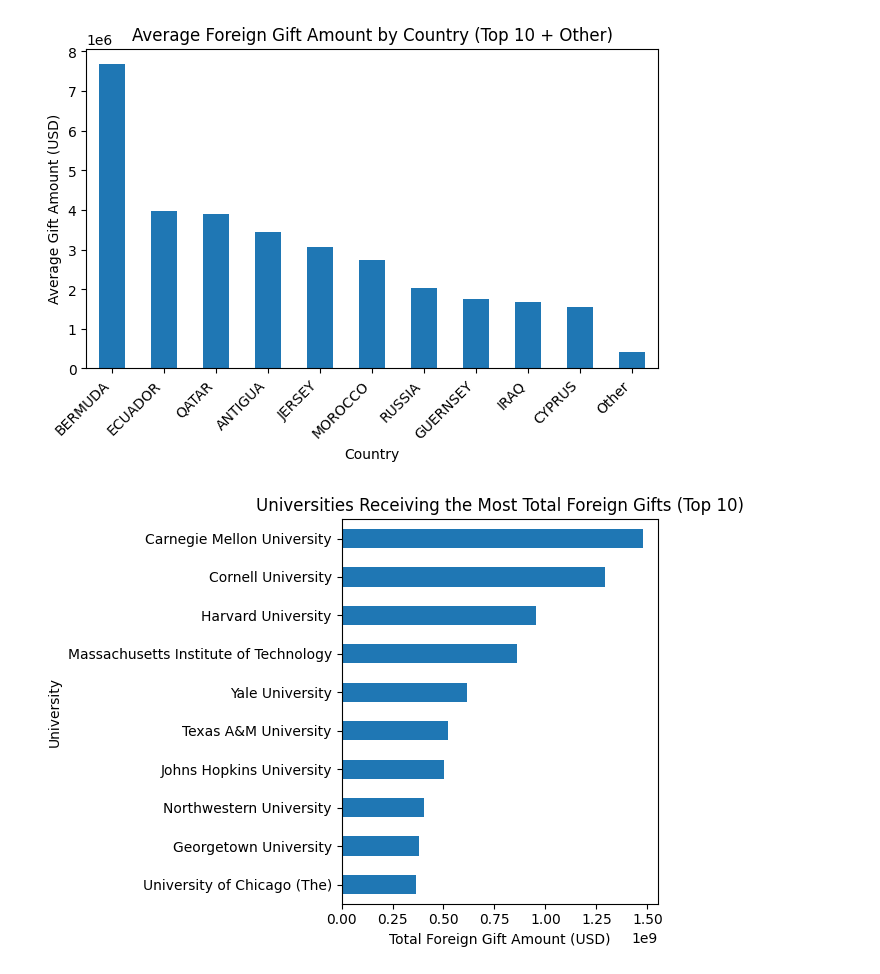
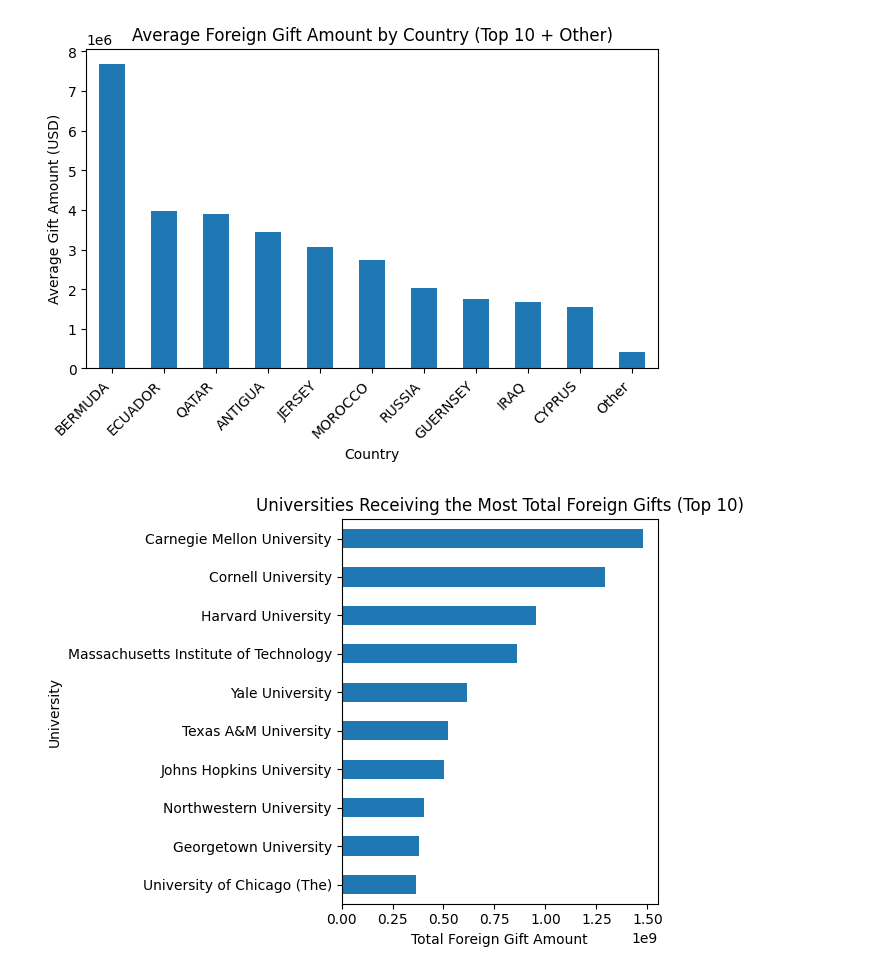
Before and after one commit to lhakso/scratchpad, a Jupyter notebook: nb_2026_01_05.ipynb, the cells around one changed output. Saved outputs shown, nothing was run; the diff lists cells and outputs as text; code cells hidden in the pictures.

```diff
--- a/nb_2026_01_05.ipynb
+++ b/nb_2026_01_05.ipynb
@@ -69,21 +82,19 @@ plt.show()
 # %%
 total_by_univ = (
     df.groupby("Institution Name")["Foreign Gift Amount"]
       .sum()
       .sort_values(ascending=False)
 )
 
 top = total_by_univ.head(N)
 
-plot_data = top.copy()
-
 plt.figure()
-plot_data.sort_values().plot(kind="barh")
+top.sort_values().plot(kind="barh")
 
 plt.xlabel("Total Foreign Gift Amount")
 plt.ylabel("University")
 plt.title(f"Universities Receiving the Most Total Foreign Gifts (Top {N})")
 plt.tight_layout()
 plt.show()
 # %% [output]
-[figure, old version]
+[figure, new version]
```
Also changed, not shown: parts of 2 cells of this notebook.
